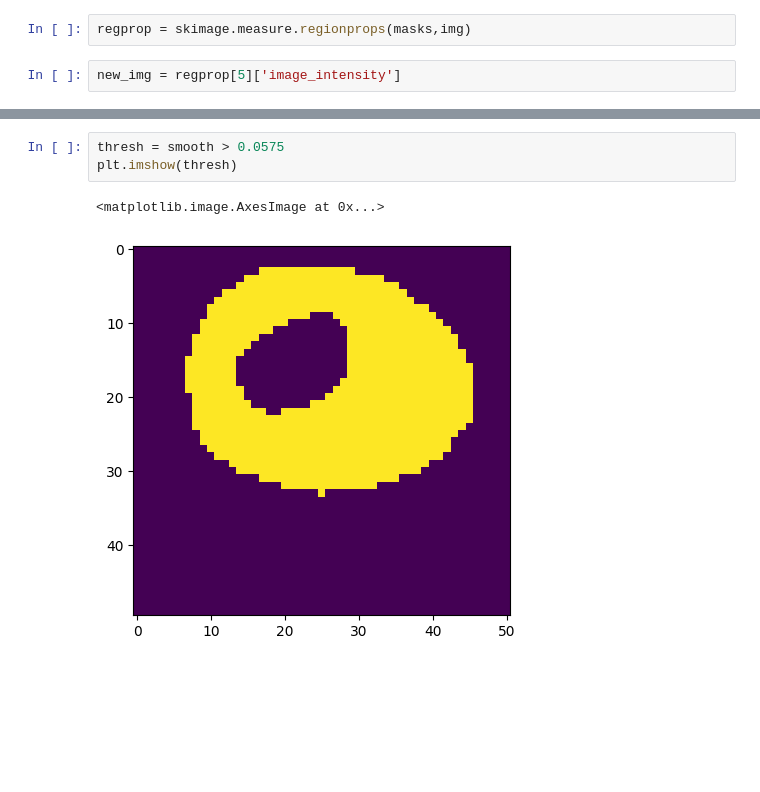
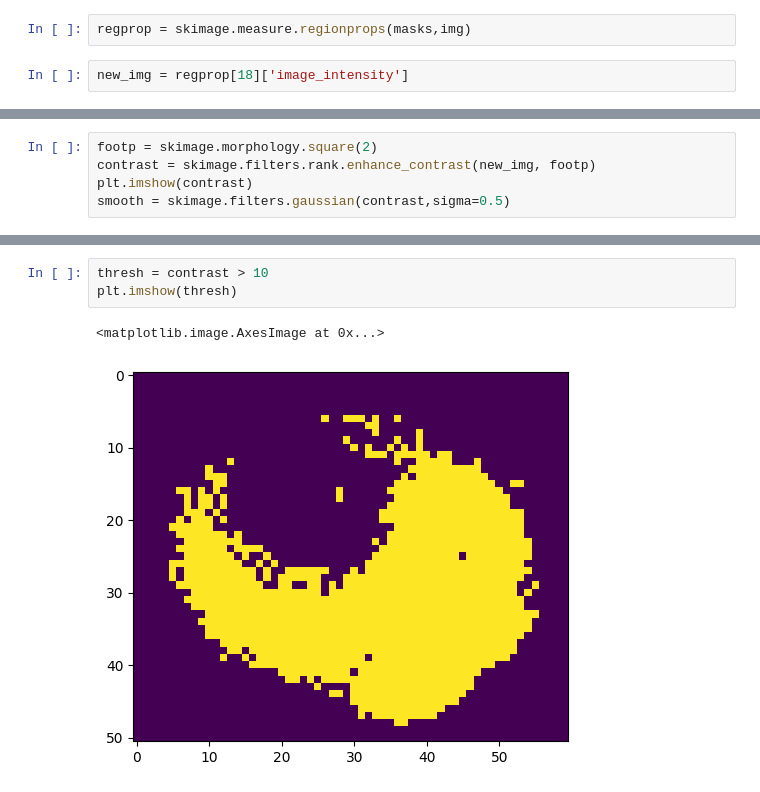
Before and after one commit to Cythion/NCC, a Jupyter notebook: CellCounter.ipynb, the cells around one changed output, grey strips where cells are left out. Saved outputs shown, nothing was run; the diff lists cells and outputs as text; blank space fills up the shorter version.

```diff
--- a/CellCounter.ipynb
+++ b/CellCounter.ipynb
@@ -238,7 +238,7 @@ plt.imshow(masks)
 # %%
 regprop = skimage.measure.regionprops(masks,img)
 # %%
-new_img = regprop[5]['image_intensity']
+new_img = regprop[18]['image_intensity']
 # %%
 plt.imshow(new_img,cmap='gray')
 # %% [output]
@@ -248,0 +247,5 @@ smooth = skimage.filters.gaussian(new_img,sigma=1.5)
+# %%
+footp = skimage.morphology.square(2)
+contrast = skimage.filters.rank.enhance_contrast(new_img, footp)
+plt.imshow(contrast)
+smooth = skimage.filters.gaussian(contrast,sigma=0.5)
@@ -254,6 +259,6 @@ plt.imshow(smooth,cmap='gray')
 # %%
-thresh = smooth > 0.0575
+thresh = contrast > 10
 plt.imshow(thresh)
 # %% [output]
 <matplotlib.image.AxesImage at 0x...>
-[figure, old version]
+[figure, new version]
```
Also changed, not shown: parts of 7 cells of this notebook.
